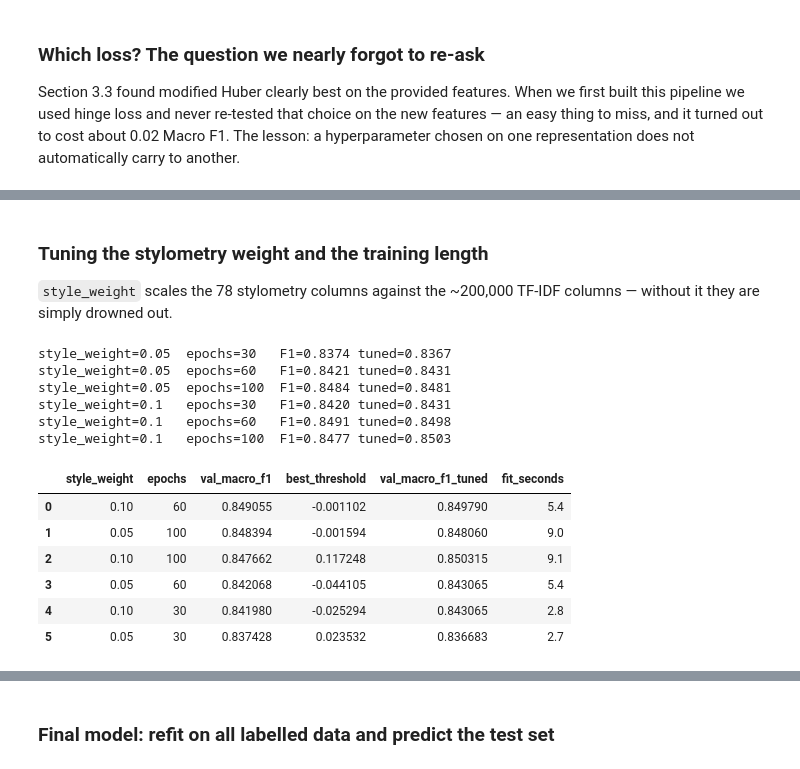
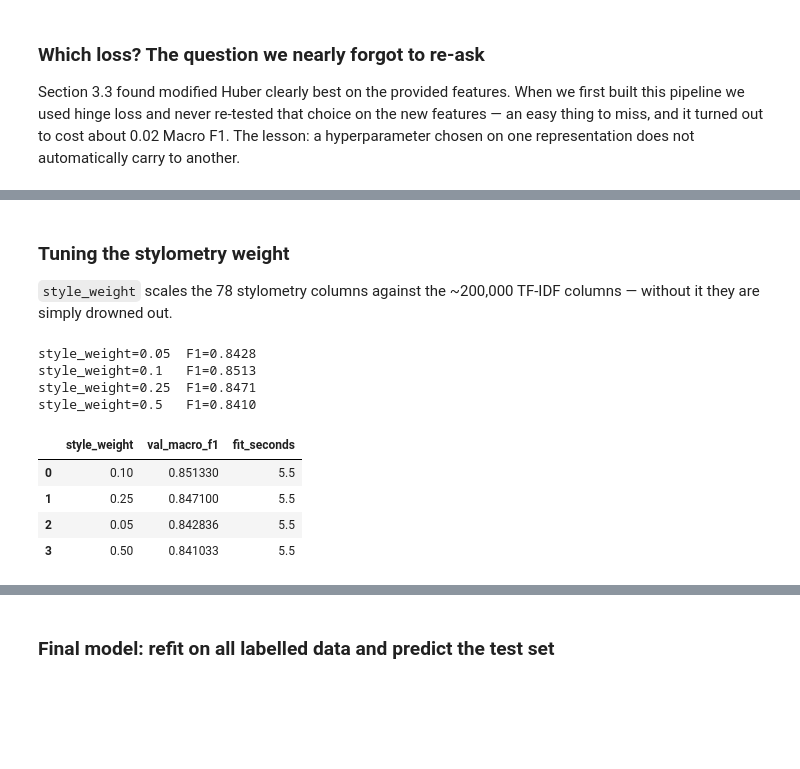
Before and after one commit to lav-22/TheHomiesML, a Jupyter notebook: notebooks/TheHomiesML_Final_Submission.ipynb, the cells around one changed output, grey strips where cells are left out. Saved outputs shown, nothing was run; the diff lists cells and outputs as text; code cells hidden in the pictures; blank space fills up the shorter version.

```diff
--- a/notebooks/TheHomiesML_Final_Submission.ipynb
+++ b/notebooks/TheHomiesML_Final_Submission.ipynb
@@ -41,9 +45,10 @@ from src.evaluation import calculate_macro_f1
 from src.submission import create_submission
 
 DATA_DIR = PROJECT_ROOT / "data"
-RESULTS_DIR = PROJECT_ROOT / "results"
-SUBMISSIONS_DIR = PROJECT_ROOT / "submissions"
-FIGURES_DIR = PROJECT_ROOT / "reports" / "figures"
+SUBMISSIONS_DIR = PROJECT_ROOT / "submissions"      # the graded prediction files
+# Working output. Nothing here is a deliverable, so it is kept out of the way.
+RESULTS_DIR = PROJECT_ROOT / "extra" / "results"
+FIGURES_DIR = PROJECT_ROOT / "extra" / "figures"
 for directory in (RESULTS_DIR, SUBMISSIONS_DIR, FIGURES_DIR):
     directory.mkdir(parents=True, exist_ok=True)
 
@@ -1193,9 +1211,12 @@ class ScratchTfidfVectorizer:
 class ScratchHybridTfidf:
     """Union of independently normalized word and character TF-IDF."""
 
-    def __init__(self):
-        self.word = ScratchTfidfVectorizer("word", (1, 2), 2, 0.98, 100_000)
-        self.character = ScratchTfidfVectorizer("char_wb", (3, 5), 2, 1.0, 100_000)
+    def __init__(self, min_df=5):
+        # min_df=5 drops terms seen in fewer than five documents. Those are
+        # mostly topic-specific one-offs that do not survive a change of domain,
+        # and cutting them costs nothing on validation.
+        self.word = ScratchTfidfVectorizer("word", (1, 2), min_df, 0.98, 100_000)
+        self.character = ScratchTfidfVectorizer("char_wb", (3, 5), min_df, 1.0, 100_000)
 
     def fit_transform(self, texts):
         texts = list(texts)
@@ -1423,47 +1444,38 @@ loss=log_loss         F1=0.8068
 # %% [markdown]
-### Tuning the stylometry weight and the training length
+### Tuning the stylometry weight
 
 `style_weight` scales the 78 stylometry columns against the ~200,000 TF-IDF
 columns — without it they are simply drowned out.
 # %%
 style_rows = []
-for weight in [0.05, 0.10]:
+for weight in [0.05, 0.10, 0.25, 0.50]:
     x_tr = combine(train_tfidf, train_styles, weight)
     x_va = combine(val_tfidf, val_styles, weight)
 
-    for epochs in [30, 60, 100]:
-        t0 = time.time()
-        w_s, b_s, _, _ = sgd_fit(x_tr, y_train_text, loss="modified_huber",
-                                 penalty="l2", alpha=1e-5, class_weight="balanced",
-                                 lr=0.5, epochs=epochs, bs=256, random_state=RANDOM_SEED)
-        scores = sgd_decision_function(x_va, w_s, b_s)
-
-        default_f1 = calculate_macro_f1(y_val_text, (scores >= 0).astype(int))
-        threshold, tuned_f1 = best_threshold(y_val_text, scores, calculate_macro_f1)
-        style_rows.append({
-            "style_weight": weight, "epochs": epochs,
-            "val_macro_f1": default_f1, "best_threshold": threshold,
-            "val_macro_f1_tuned": tuned_f1, "fit_seconds": round(time.time() - t0, 1),
-        })
-        print(f"style_weight={weight:<5} epochs={epochs:<4} "
-              f"F1={default_f1:.4f} tuned={tuned_f1:.4f}")
+    t0 = time.time()
+    w_s, b_s, _, _ = sgd_fit(x_tr, y_train_text, loss="modified_huber",
+                             penalty="l2", alpha=1e-5, class_weight="balanced",
+                             lr=0.5, epochs=60, bs=256, random_state=RANDOM_SEED)
+    scores = sgd_decision_function(x_va, w_s, b_s)
+    style_rows.append({
+        "style_weight": weight,
+        "val_macro_f1": calculate_macro_f1(y_val_text, (scores >= 0).astype(int)),
+        "fit_seconds": round(time.time() - t0, 1),
+    })
+    print(f"style_weight={weight:<5} F1={style_rows[-1]['val_macro_f1']:.4f}")
 
 style_results = (pd.DataFrame(style_rows)
                  .sort_values("val_macro_f1", ascending=False)
                  .reset_index(drop=True))
 style_results.to_csv(RESULTS_DIR / "task3_final_model_results.csv", index=False)
 style_results
 # %% [output]
-style_weight=0.05  epochs=30   F1=0.8374 tuned=0.8367
-style_weight=0.05  epochs=60   F1=0.8421 tuned=0.8431
-style_weight=0.05  epochs=100  F1=0.8484 tuned=0.8481
-style_weight=0.1   epochs=30   F1=0.8420 tuned=0.8431
-style_weight=0.1   epochs=60   F1=0.8491 tuned=0.8498
-style_weight=0.1   epochs=100  F1=0.8477 tuned=0.8503
+style_weight=0.05  F1=0.8428
+style_weight=0.1   F1=0.8513
+style_weight=0.25  F1=0.8471
+style_weight=0.5   F1=0.8410
-|  | style_weight | epochs | val_macro_f1 | best_threshold | val_macro_f1_tuned | fit_seconds |
-| 0 | 0.10 | 60 | 0.849055 | -0.001102 | 0.849790 | 5.4 |
-| 1 | 0.05 | 100 | 0.848394 | -0.001594 | 0.848060 | 9.0 |
-| 2 | 0.10 | 100 | 0.847662 | 0.117248 | 0.850315 | 9.1 |
-| 3 | 0.05 | 60 | 0.842068 | -0.044105 | 0.843065 | 5.4 |
-| 4 | 0.10 | 30 | 0.841980 | -0.025294 | 0.843065 | 2.8 |
-| 5 | 0.05 | 30 | 0.837428 | 0.023532 | 0.836683 | 2.7 |
+|  | style_weight | val_macro_f1 | fit_seconds |
+| 0 | 0.10 | 0.851330 | 5.5 |
+| 1 | 0.25 | 0.847100 | 5.5 |
+| 2 | 0.05 | 0.842836 | 5.5 |
+| 3 | 0.50 | 0.841033 | 5.5 |
```
Also changed, not shown: parts of 16 cells of this notebook, 36 other files.
